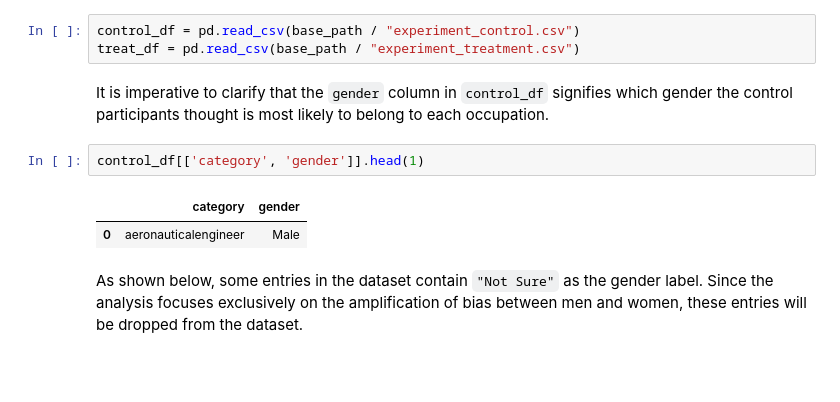
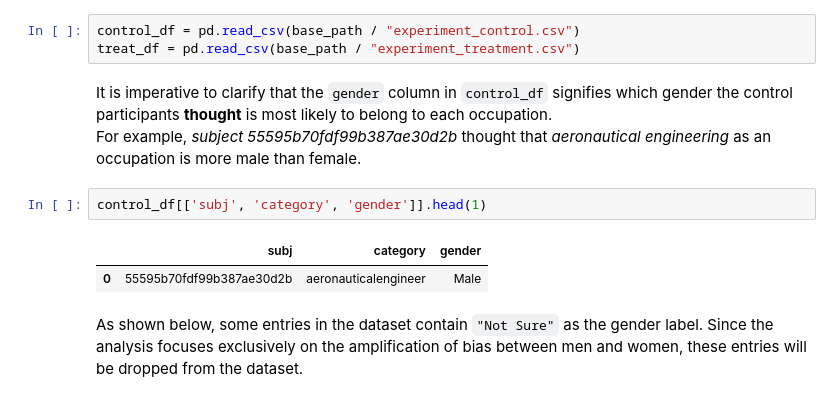
Before and after one commit to romgzn/Data_Analysis_Machine_Learning_Assignments, a Jupyter notebook: second_assignment/age_gender_cor.ipynb, the cells around one changed output. Cells and saved outputs as stored; diff of their text form; blank space fills up the shorter version.

```diff
--- a/second_assignment/age_gender_cor.ipynb
+++ b/second_assignment/age_gender_cor.ipynb
@@ -353,12 +356,14 @@ control_df = pd.read_csv(base_path / "experiment_control.csv")
 treat_df = pd.read_csv(base_path / "experiment_treatment.csv")
 # %% [markdown]
 It is imperative to clarify that the `gender` column in `control_df` signifies which gender the
-control participants thought is most likely to belong to each occupation.
+control participants **thought** is most likely to belong to each occupation.
+For example, *subject 55595b70fdf99b387ae30d2b* thought that *aeronautical engineering* as an occupation
+is more male than female.
 # %%
-control_df[['category', 'gender']].head(1)
+control_df[['subj', 'category', 'gender']].head(1)
 # %% [output]
-|  | category | gender |
-| 0 | aeronauticalengineer | Male |
+|  | subj | category | gender |
+| 0 | 55595b70fdf99b387ae30d2b | aeronauticalengineer | Male |
 # %% [markdown]
 As shown below, some entries in the dataset contain `"Not Sure"` as the gender label. Since the analysis focuses exclusively on the amplification of bias between men and women, these entries will be dropped from the dataset.
 # %%
```
Also changed, not shown: parts of 14 cells of this notebook.
